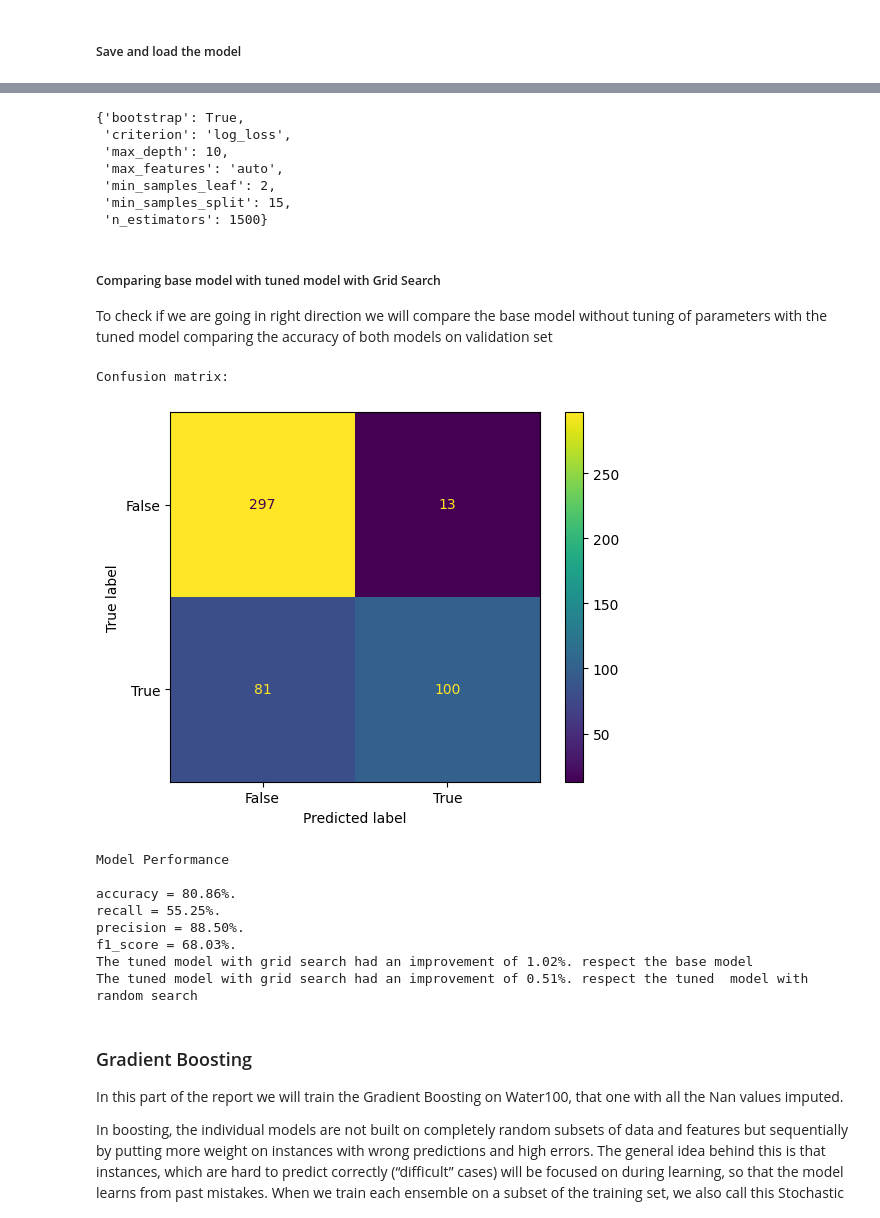
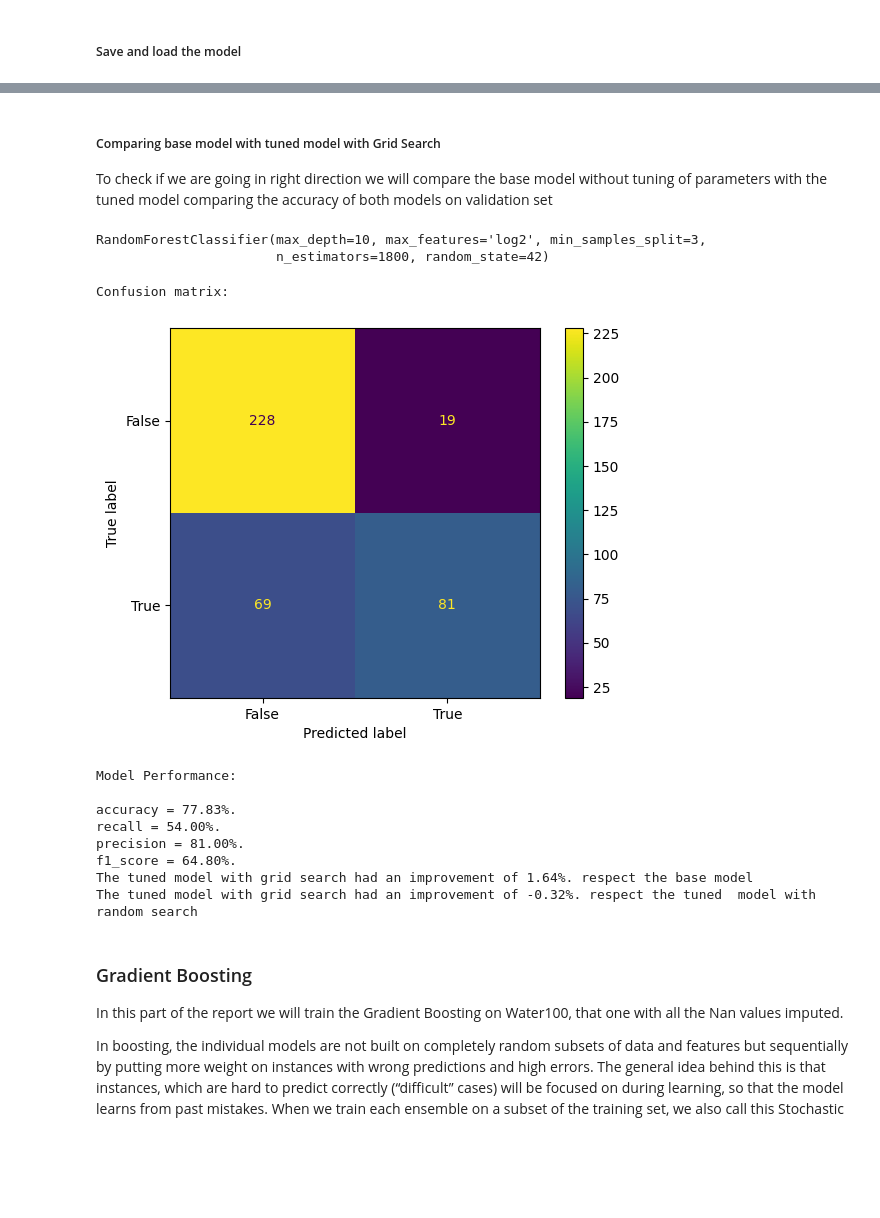
Before and after one commit to opon13/Drinking-water-potability-analysis-in-Python, a Jupyter notebook: Model-building phase50.ipynb, the cells around one changed output, grey strips where cells are left out. Saved outputs shown, nothing was run; the diff lists cells and outputs as text; code cells hidden in the pictures; blank space fills up the shorter version.

```diff
--- a/Model-building phase50.ipynb
+++ b/Model-building phase50.ipynb
@@ -74,8 +74,7 @@ X_train50, X_val50, X_test50, y_train50, y_val50, y_test50=split(df = water50,
                                                     validation = True,
                                                     perc_train = 0.7,
                                                     random_seed = random_seed,
-                                                    verbose=True
-                                                    )
+                                                    verbose=True)
 # %% [output]
 BEFORE SPLITTING:
 
@@ -126,8 +125,8 @@ In this part of the report we will train the Random Forest on Water100, that one
 #### Random Forest Base Model
 # %%
 # Training base model
-rf_base = RandomForestClassifier(random_state = random_seed)
-rf_base.fit(X_train50, y_train50)
+rf_base_w50 = RandomForestClassifier(random_state = random_seed)
+rf_base_w50.fit(X_train50, y_train50)
 #Computing the base model accuracy
-rf_base_metrics = evaluate(rf_base, X_val50, y_val50)
+rf_base_metrics_w50 = evaluate(rf_base_w50, X_val50, y_val50,conf_matrix=True)
 # %% [output]
@@ -250,13 +250,8 @@ To check if we are going in right direction we will compare the base model witho
 # %%
-# Training tuned model
-rf_random =  RandomForestClassifier(bootstrap = True,criterion='log_loss',max_depth=10,max_features='auto',
-                                      min_samples_leaf=1,min_samples_split=10,n_estimators=1400,
-                                      random_state=random_seed)
-rf_random.fit(X_train100,y_train100)
 #Computing the tuned model accuracy
-rf_random_metrics = evaluate(rf_random, X_val100, y_val100,conf_matrix=True)
+rf_random_metrics_w50 = evaluate(rf_random_w50, X_val50, y_val50,conf_matrix=True)
 
 print('The tuned model had an improvement of {:0.2f}%. respect the base model'
-        .format( 100 * (rf_random_metrics[0] - rf_base_metrics[0]) / rf_base_metrics[0]))
+        .format( 100 * (rf_random_metrics_w50[0] - rf_base_metrics_w50[0]) / rf_base_metrics_w50[0]))
 # %% [output]
 Confusion matrix:
@@ -309,41 +315,42 @@ rf_grid_search = pickle.load(open('Models/Random_Forest_gs_w100.pkl', 'rb'))
-# %%
-rf_grid_search.best_params_
-# %% [output]
-{'bootstrap': True,
- 'criterion': 'log_loss',
- 'max_depth': 10,
- 'max_features': 'auto',
- 'min_samples_leaf': 2,
- 'min_samples_split': 15,
- 'n_estimators': 1500}
 # %% [markdown]
 ##### Comparing base model with tuned model with Grid Search
 To check if we are going in right direction we will compare the base model without tuning of parameters with the tuned model comparing the accuracy of both models on validation set
+# %%
+# Training tuned model
+rf_final_w50 =  RandomForestClassifier(
+    bootstrap = True,
+    criterion='gini',
+    max_depth=10,
+    max_features='log2',
+    min_samples_leaf=1,
+    min_samples_split=3,
+    n_estimators=1800,
+    random_state=random_seed)
+
+rf_final_w50.fit(X_train50,y_train50)
+# %% [output]
+RandomForestClassifier(max_depth=10, max_features='log2', min_samples_split=3,
+                       n_estimators=1800, random_state=42)
 # %%
-# Training tuned model
-rf_final =  RandomForestClassifier(bootstrap = True,criterion='log_loss',max_depth=10,max_features='auto',
-                                      min_samples_leaf=2,min_samples_split=15,n_estimators=1500,
-                                      random_state=random_seed)
-rf_final.fit(X_train100,y_train100)
 #Computing the tuned model accuracy
-rf_grid_metrics = evaluate(rf_final, X_val100, y_val100,conf_matrix=True)
+rf_grid_metrics_w50 = evaluate(rf_final_w50, X_val50, y_val50,conf_matrix=True)
 
 print('The tuned model with grid search had an improvement of {:0.2f}%. respect the base model'
-                        .format( 100 * (rf_grid_metrics[0] - rf_base_metrics[0]) / rf_base_metrics[0]))
+                        .format( 100 * (rf_grid_metrics_w50[0] - rf_base_metrics_w50[0]) / rf_base_metrics_w50[0]))
 
 print('The tuned model with grid search had an improvement of {:0.2f}%. respect the tuned  model with random search'
-                        .format( 100 * (rf_grid_metrics[0] - rf_random_metrics[0]) / rf_random_metrics[0]))
+                        .format( 100 * (rf_grid_metrics_w50[0] - rf_random_metrics_w50[0]) / rf_random_metrics_w50[0]))
 # %% [output]
 Confusion matrix:
-[figure, old version]
+[figure, new version]
-Model Performance
+Model Performance:
 
-accuracy = 80.86%.
-recall = 55.25%.
-precision = 88.50%.
-f1_score = 68.03%.
-The tuned model with grid search had an improvement of 1.02%. respect the base model
-The tuned model with grid search had an improvement of 0.51%. respect the tuned  model with random search
+accuracy = 77.83%.
+recall = 54.00%.
+precision = 81.00%.
+f1_score = 64.80%.
+The tuned model with grid search had an improvement of 1.64%. respect the base model
+The tuned model with grid search had an improvement of -0.32%. respect the tuned  model with random search
 # %% [markdown]
 ### Gradient Boosting
 In this part of the report we will train the Gradient Boosting on Water100, that one with all the Nan values imputed.
```
Also changed, not shown: parts of 25 cells of this notebook, 3 other files.
